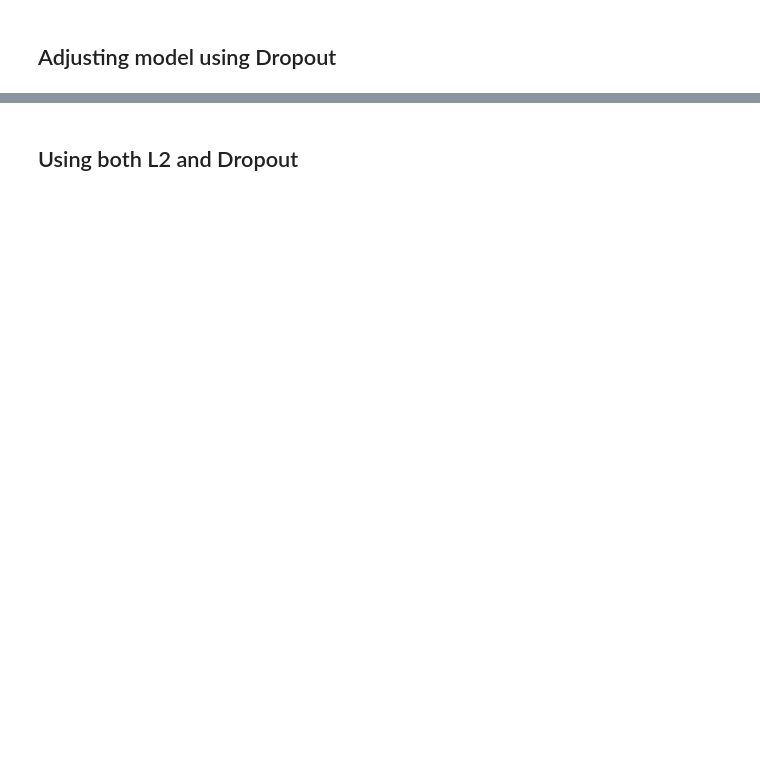
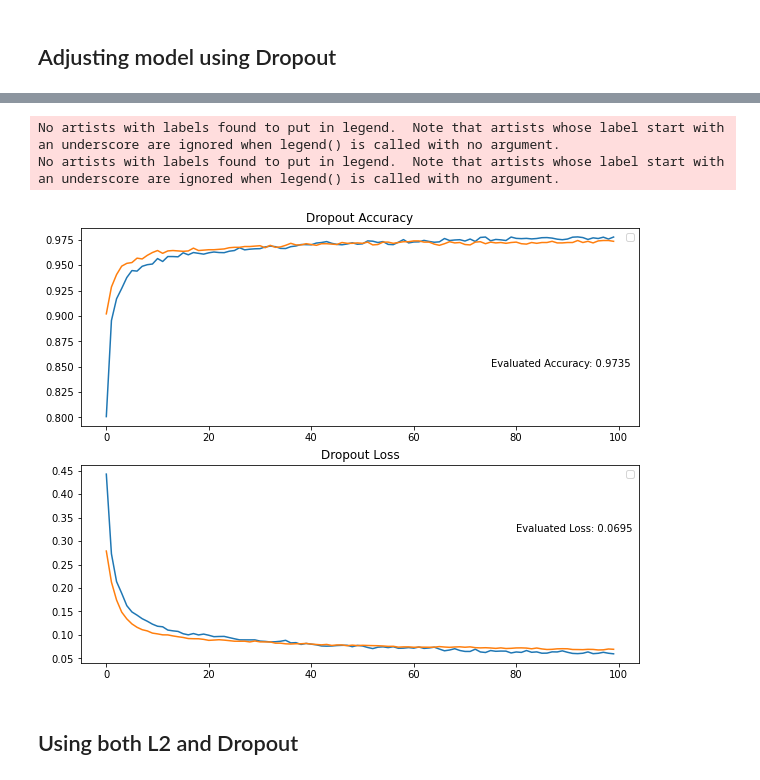
Before and after one commit to JohnTorgerson/credit-card-churn, a Jupyter notebook: neural_network_notebook.ipynb, the cells around one changed output, grey strips where cells are left out. Saved outputs shown, nothing was run; the diff lists cells and outputs as text; code cells hidden in the pictures; blank space fills up the shorter version.

```diff
--- a/neural_network_notebook.ipynb
+++ b/neural_network_notebook.ipynb
@@ -157,8 +290,20 @@ dropout_model = nn.fit(X_train_scaled, y_train, validation_data = (X_test_scaled
 # %%
-plt.plot(dropout_model.history['accuracy'])
-plt.plot(dropout_model.history['val_accuracy'])
-plt.title("Dropout Model Accuracy")
-plt.ylabel("Accuracy")
-plt.xlabel("Epoch")
-plt.legend(['Training','Validation'], loc = 'center')
+fig, axs = plt.subplots(2, figsize=(10, 8))
+
+axs[0].plot(dropout_model.history['accuracy'], label='Accuracy')
+axs[0].plot(dropout_model.history['val_accuracy'], label='Validation')
+axs[0].legend()
+axs[0].text(75,.85,f'Evaluated Accuracy: {round(dropout_accuracy,4)}')
+axs[0].set_title("Dropout Accuracy")
+
+axs[1].plot(dropout_model.history['loss'], label='Loss')
+axs[1].plot(dropout_model.history['val_loss'], label='Validation')
+axs[1].legend()
+axs[1].text(80,.32,f'Evaluated Loss: {round(dropout_loss,4)}')
+axs[1].set_title("Dropout Loss")
+
 plt.show()
+# %% [output]
+No artists with labels found to put in legend.  Note that artists whose label start with an underscore are ignored when legend() is called with no argument.
+No artists with labels found to put in legend.  Note that artists whose label start with an underscore are ignored when legend() is called with no argument.
+[figure, added]
```
Also changed, not shown: parts of 26 cells of this notebook.
